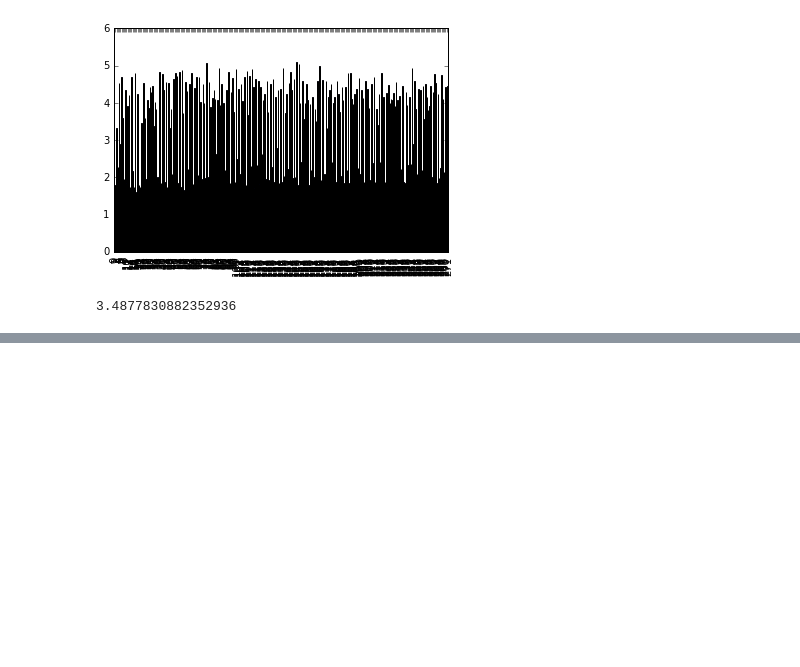
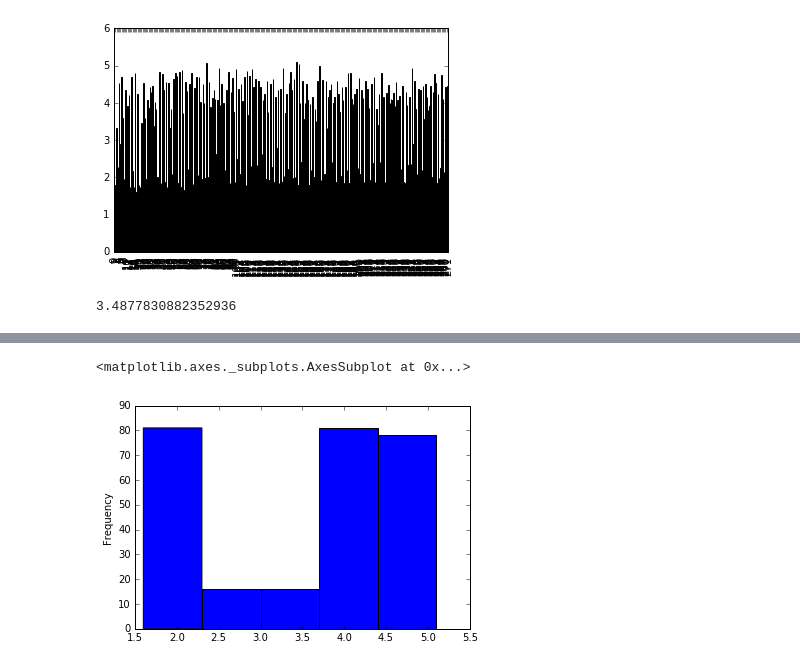
Before and after one commit to nikhilpatwardhan/mathfun, a Jupyter notebook: play/pandas_02.ipynb, the cells around one changed output, grey strips where cells are left out. Drawn from its saved outputs; the diff is of its cells as text; code cells hidden in the pictures; blank space fills up the shorter version.

```diff
--- a/play/pandas_02.ipynb
+++ b/play/pandas_02.ipynb
@@ -80,0 +138,5 @@ df['eruptions'].mean()
+# %%
+df['eruptions'].plot.hist(bins=5)
+# %% [output]
+<matplotlib.axes._subplots.AxesSubplot at 0x...>
+[figure, added]
```
Also changed, not shown: parts of 16 cells of this notebook.
